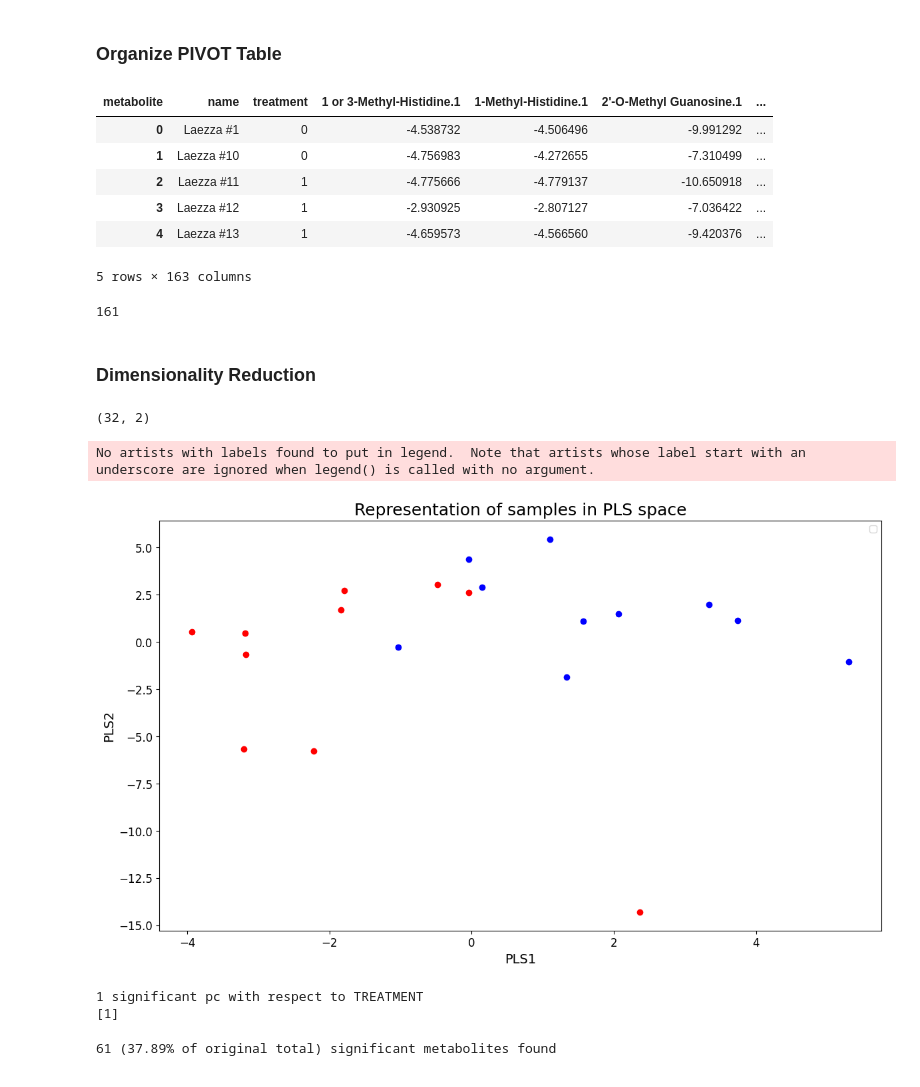
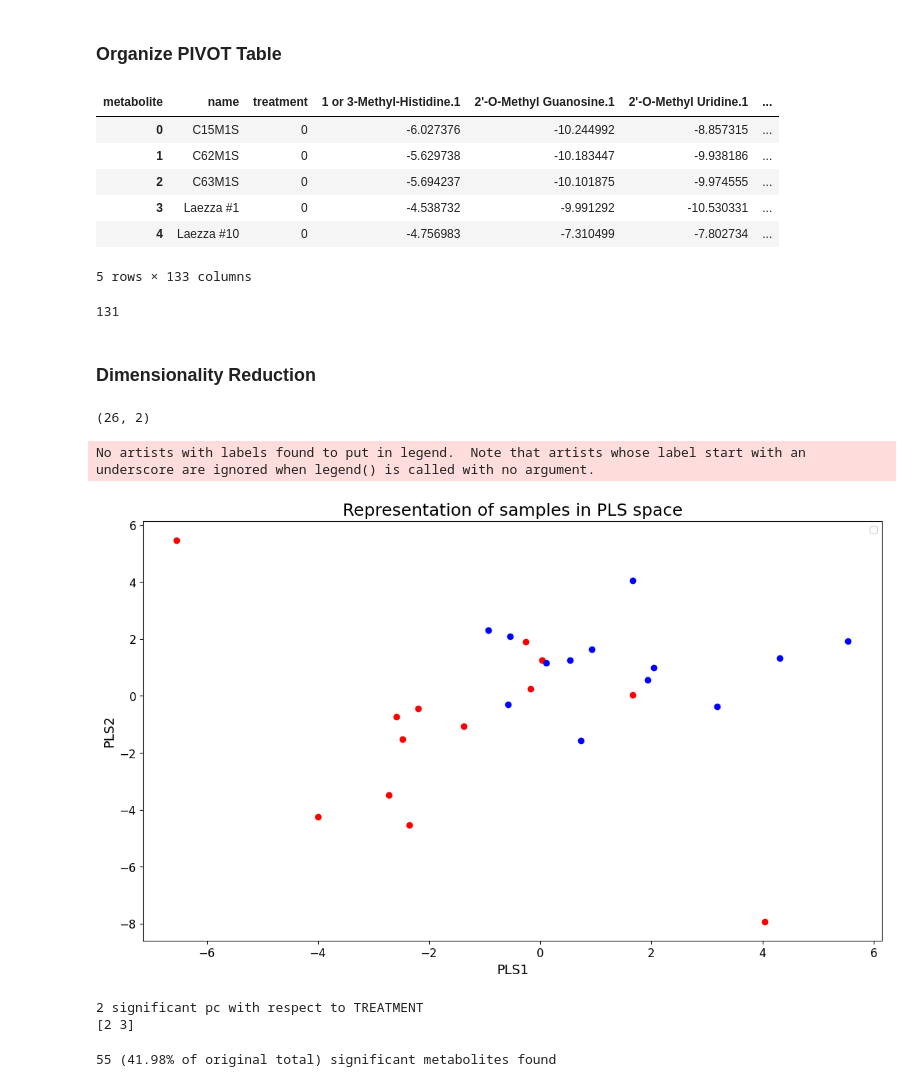
Before and after one commit to Ivan2nn/Lypidomics2, a Jupyter notebook: pre-analysis-metabolites.ipynb, the cells around one changed output. Cells and saved outputs as stored; diff of their text form; code cells hidden in the pictures.

```diff
--- a/pre-analysis-metabolites.ipynb
+++ b/pre-analysis-metabolites.ipynb
@@ -13,16 +13,17 @@ import os
 ### Set Options
 # %%
 # Set whole=True if we want to analyze the new data and the old data together
-whole = False
+whole = True
 
 THRESHOLD = 80
 batch_corrected = False
 zero_remove = False
+use_plsd_subset = True
 scaler_term = 'minmax'
 scaler = MinMaxScaler() if scaler_term=='minmax' else StandardScaler()
 
 test_enc_name = '_BatchCor'+str(batch_corrected)+'_NanRem'+str(zero_remove)+'_'+str(scaler_term)
-test_enc_name_new = '_Whole_'+str(whole)
+test_enc_name_new = '_Whole_'+str(whole)+'_PlsdSubset_'+str(use_plsd_subset)
 # %% [markdown]
 ### Load Config Files
 # %%
@@ -40,6 +41,7 @@ if whole:
 #### -- We have to filter the old data extracting only males, striatum, PND30 --
 # %%
 if whole:
+    data_old = data_old[data_old['Sample Submission Date'] == '11/2022']
     data_old = data_old[data_old['Sex']=='M']
     data_old = data_old[data_old['Tissue Type']=='striatum']
     data_old = data_old[data_old['PND']==30]
@@ -99,26 +101,26 @@ data_pivot = data_pivot.reset_index().dropna(axis=1, thresh=0.9*data_pivot.shape
 data_pivot['treatment'] = LabelEncoder().fit_transform(data_pivot['treatment'])
 data_pivot.head()
 # %% [output]
-| metabolite | name | treatment | 1 or 3-Methyl-Histidine.1 | 1-Methyl-Histidine.1 | 2'-O-Methyl Guanosine.1 | ... |
-| 0 | Laezza #1 | 0 | -4.538732 | -4.506496 | -9.991292 | ... |
-| 1 | Laezza #10 | 0 | -4.756983 | -4.272655 | -7.310499 | ... |
-| 2 | Laezza #11 | 1 | -4.775666 | -4.779137 | -10.650918 | ... |
-| 3 | Laezza #12 | 1 | -2.930925 | -2.807127 | -7.036422 | ... |
-| 4 | Laezza #13 | 1 | -4.659573 | -4.566560 | -9.420376 | ... |
+| metabolite | name | treatment | 1 or 3-Methyl-Histidine.1 | 2'-O-Methyl Guanosine.1 | 2'-O-Methyl Uridine.1 | ... |
+| 0 | C15M1S | 0 | -6.027376 | -10.244992 | -8.857315 | ... |
+| 1 | C62M1S | 0 | -5.629738 | -10.183447 | -9.938186 | ... |
+| 2 | C63M1S | 0 | -5.694237 | -10.101875 | -9.974555 | ... |
+| 3 | Laezza #1 | 0 | -4.538732 | -9.991292 | -10.530331 | ... |
+| 4 | Laezza #10 | 0 | -4.756983 | -7.310499 | -7.802734 | ... |
-5 rows × 163 columns
+5 rows × 133 columns
 # %%
 metabolites_ok = list(data_pivot.columns[2:])
 tot_metabolites = len(metabolites_ok)
 tot_metabolites
 # %% [output]
-161
+131
 # %% [markdown]
 ### Dimensionality Reduction
 # %%
 from sklearn.cross_decomposition import PLSRegression
 
-pls2_treatment = PLSRegression(n_components=32, scale = False)
-pls2_date = PLSRegression(n_components=32, scale = False)
+pls2_treatment = PLSRegression(n_components=26, scale = False)
+pls2_date = PLSRegression(n_components=26, scale = False)
 data_pls2_treatment = pls2_treatment.fit_transform(data_pivot.values[:,2:], data_pivot['treatment'].values)
 # %%
 p_values_pls2 = [
@@ -131,28 +133,28 @@ p_values_pls2 = [
 p_values_pls2 = np.asarray(p_values_pls2)
 print(p_values_pls2.shape)
 # %% [output]
-(32, 2)
+(26, 2)
 # %%
 fig = plt.figure(figsize=(14,8))
-plt.scatter(data_pls2_treatment[0][data_pivot['treatment']==0, 1], data_pls2_treatment[0][data_pivot['treatment']==0, 2],c="red")
-plt.scatter(data_pls2_treatment[0][data_pivot['treatment']==1, 1], data_pls2_treatment[0][data_pivot['treatment']==1, 2],c="blue")
+plt.scatter(data_pls2_treatment[0][data_pivot['treatment']==0, 2], data_pls2_treatment[0][data_pivot['treatment']==0, 3],c="red")
+plt.scatter(data_pls2_treatment[0][data_pivot['treatment']==1, 2], data_pls2_treatment[0][data_pivot['treatment']==1, 3],c="blue")
 plt.legend()
 plt.title('Representation of samples in PLS space', fontdict={'fontsize':18})
 plt.tick_params(axis='both', which='major', labelsize=12)
 plt.xlabel('PLS1', fontdict={'fontsize':14})
 plt.ylabel('PLS2', fontdict={'fontsize':14})
 fig.savefig(os.path.join(data_path,"mb-sample_distribution_PLS_space"+test_enc_name_new+".png"), format='png', facecolor='w', dpi=100)
 # %% [output]
 No artists with labels found to put in legend.  Note that artists whose label start with an underscore are ignored when legend() is called with no argument.
-[figure, old version]
+[figure, new version]
 # %%
 print(f'{np.sum(p_values_pls2[:,1]<0.05)} significant pc with respect to TREATMENT')
 
 significant_pc_pls2_treatment = np.where(p_values_pls2[:,1]<0.05)[0]
 print(significant_pc_pls2_treatment)
 # %% [output]
-1 significant pc with respect to TREATMENT
-[1]
+2 significant pc with respect to TREATMENT
+[2 3]
 # %%
 significant_components_pls2_treatment = pls2_treatment.x_weights_.T[significant_pc_pls2_treatment,:]
 max_values_pls2_treatment = np.max(np.abs(significant_components_pls2_treatment), axis = 0)
@@ -166,7 +168,7 @@ n_significant_metabolites_pls2_treatment = len(idx_significant_metabolites_pls2_
 print(f'{n_significant_metabolites_pls2_treatment} ({n_significant_metabolites_pls2_treatment/tot_metabolites*100:.2f}% of original total) significant metabolites found')
 significant_metabolites_pls2_treatment = [metabolites_ok[i] for i in idx_significant_metabolites_pls2_treatment]
 # %% [output]
-61 (37.89% of original total) significant metabolites found
+55 (41.98% of original total) significant metabolites found
 # %%
 with open(os.path.join('results','significant_metabolites_pls2_treatment'+test_enc_name_new+'.txt'), 'w+') as f:
     for l in significant_metabolites_pls2_treatment:
```
Also changed, not shown: parts of 2 cells of this notebook, 3 other files.
